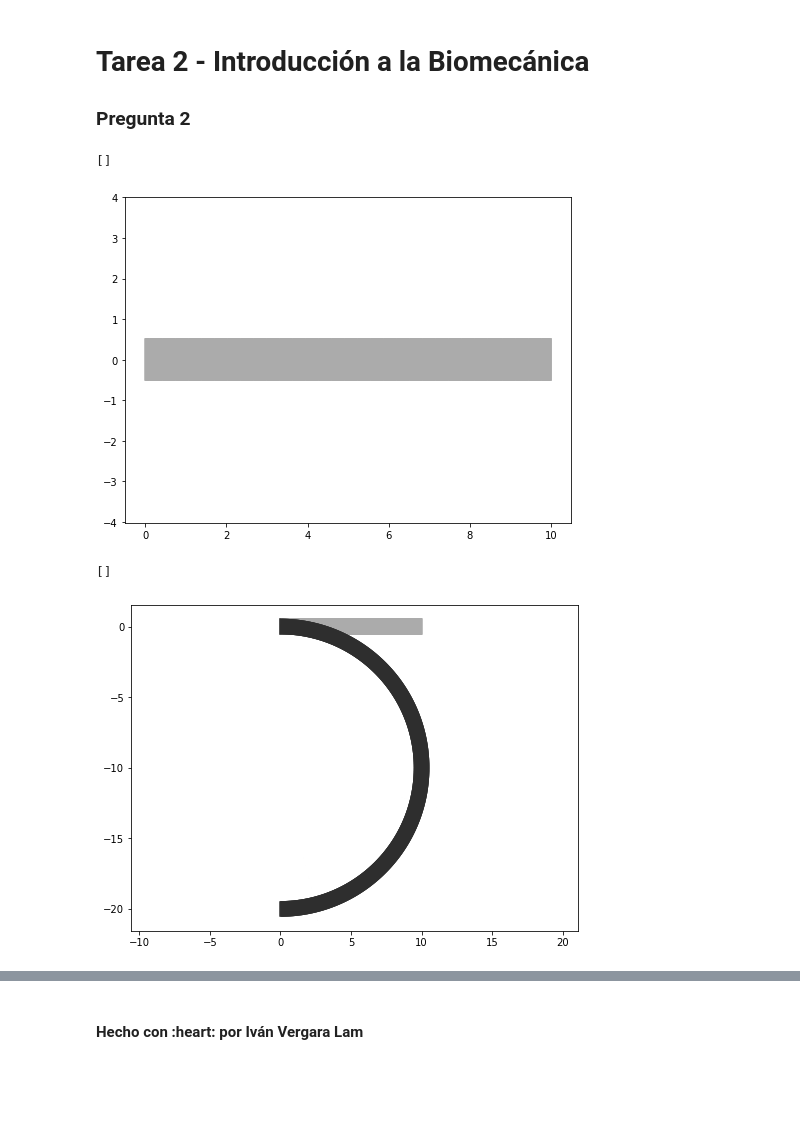
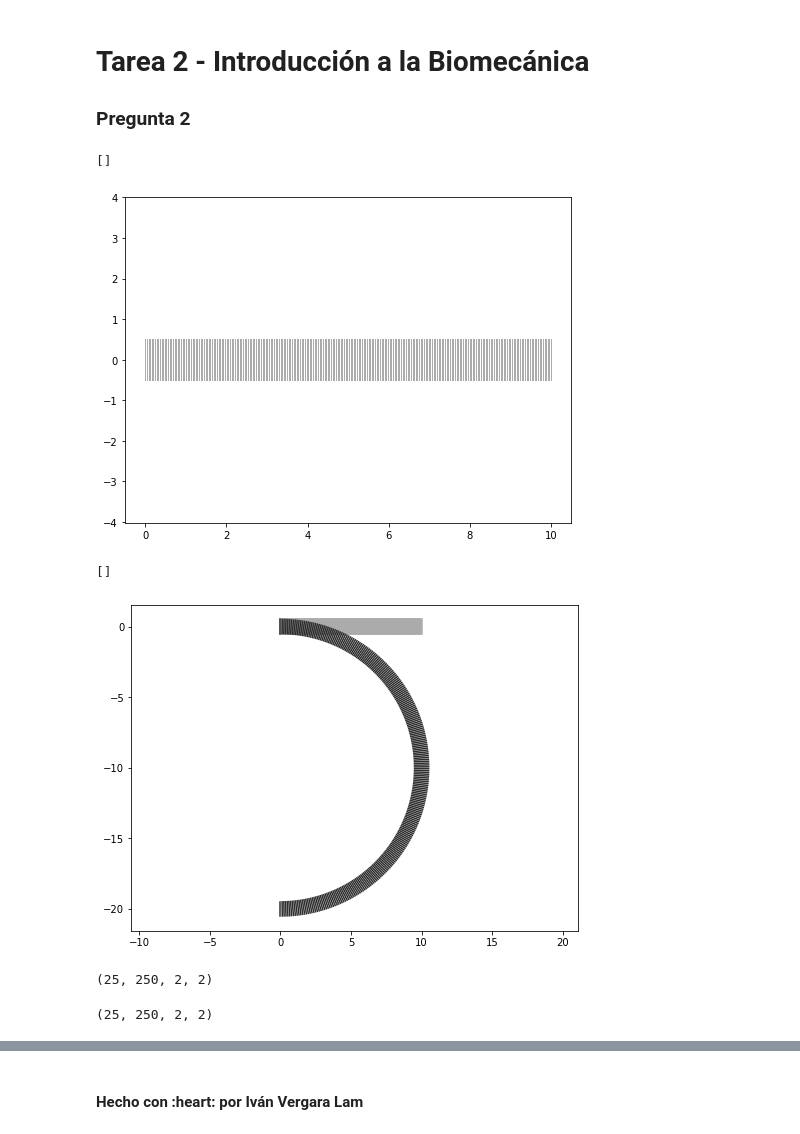
Before and after one commit to ivanvlam/IBM2020, a Jupyter notebook: Tarea 2/tarea-2.ipynb, the cells around one changed output, grey strips where cells are left out. Saved outputs shown, nothing was run; the diff lists cells and outputs as text; code cells hidden in the pictures; blank space fills up the shorter version.

```diff
--- a/Tarea 2/tarea-2.ipynb
+++ b/Tarea 2/tarea-2.ipynb
@@ -22,20 +23,20 @@ lambda_ = 10
 # %%
 # Creación de la matriz
 
-B_x = np.linspace(0, L, 1000)
-B_y = np.linspace(-h / 2, h / 2, 100)
+B_x = np.linspace(0, L, 250)
+B_y = np.linspace(-h / 2, h / 2, 25)
 
 BB_x, BB_y = np.meshgrid(B_x, B_y)
 # %%
 # Ploteo sin deformación
 
 fig = plt.figure(figsize=(8,6))
-plt.plot(BB_x, BB_y, color='#ABABAB')
+plt.fill(BB_x, BB_y, color='#ABABAB')
 plt.axis('equal')
 plt.plot()
 # %% [output]
 []
-[figure, old version]
+[figure, new version]
 # %%
 # Función de deformación
 
@@ -58,4 +59,16 @@ plt.axis('equal')
 plt.plot()
 # %% [output]
 []
-[figure, old version]
+[figure, new version]
+# %%
+# Definición de tensor gradiente de deformación
+
+F = np.zeros((*BB_x.shape, 2, 2))
+F.shape
+# %% [output]
+(25, 250, 2, 2)
+# %%
+P = np.zeros((*BB_x.shape, 2, 2))
+P.shape
+# %% [output]
+(25, 250, 2, 2)
```
Also changed, not shown: parts of 4 cells of this notebook.
